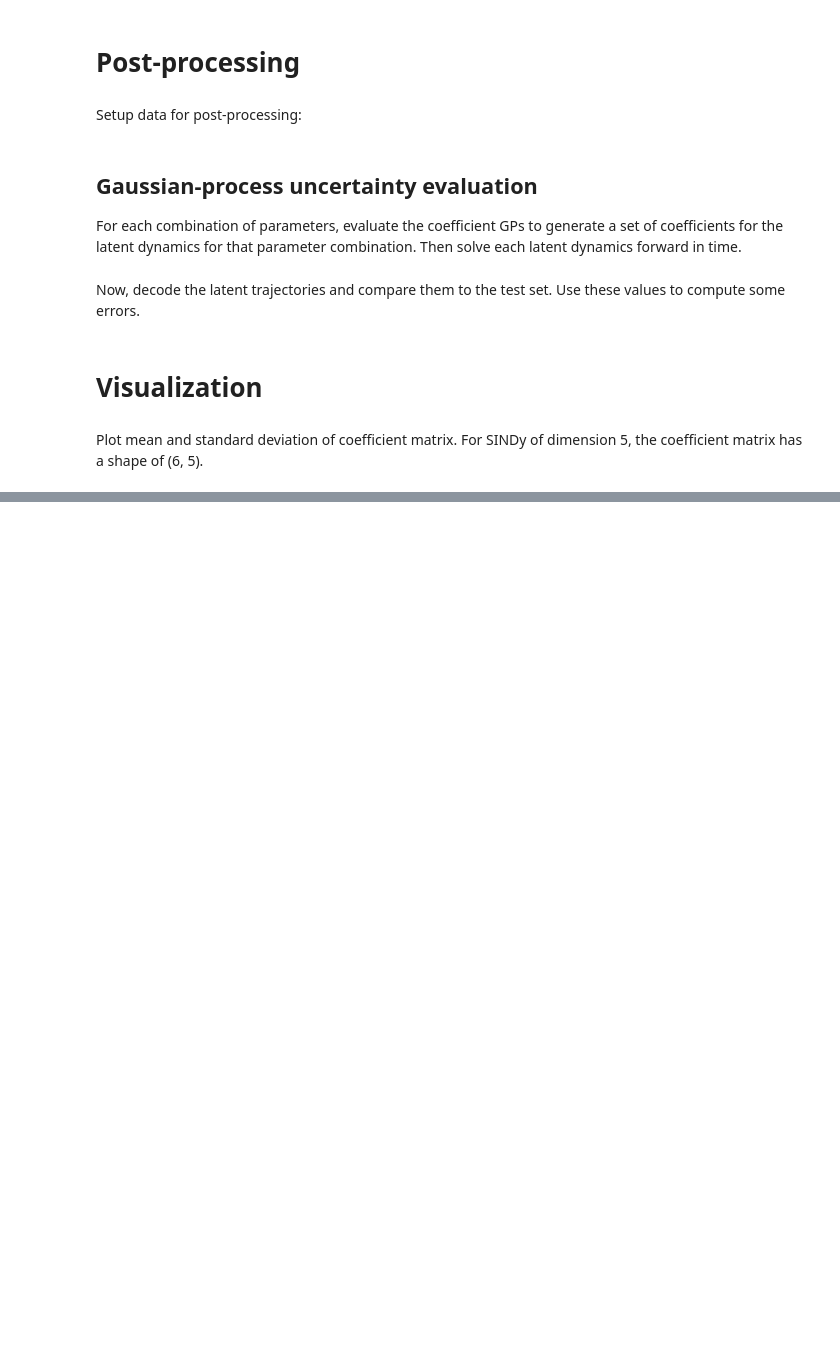
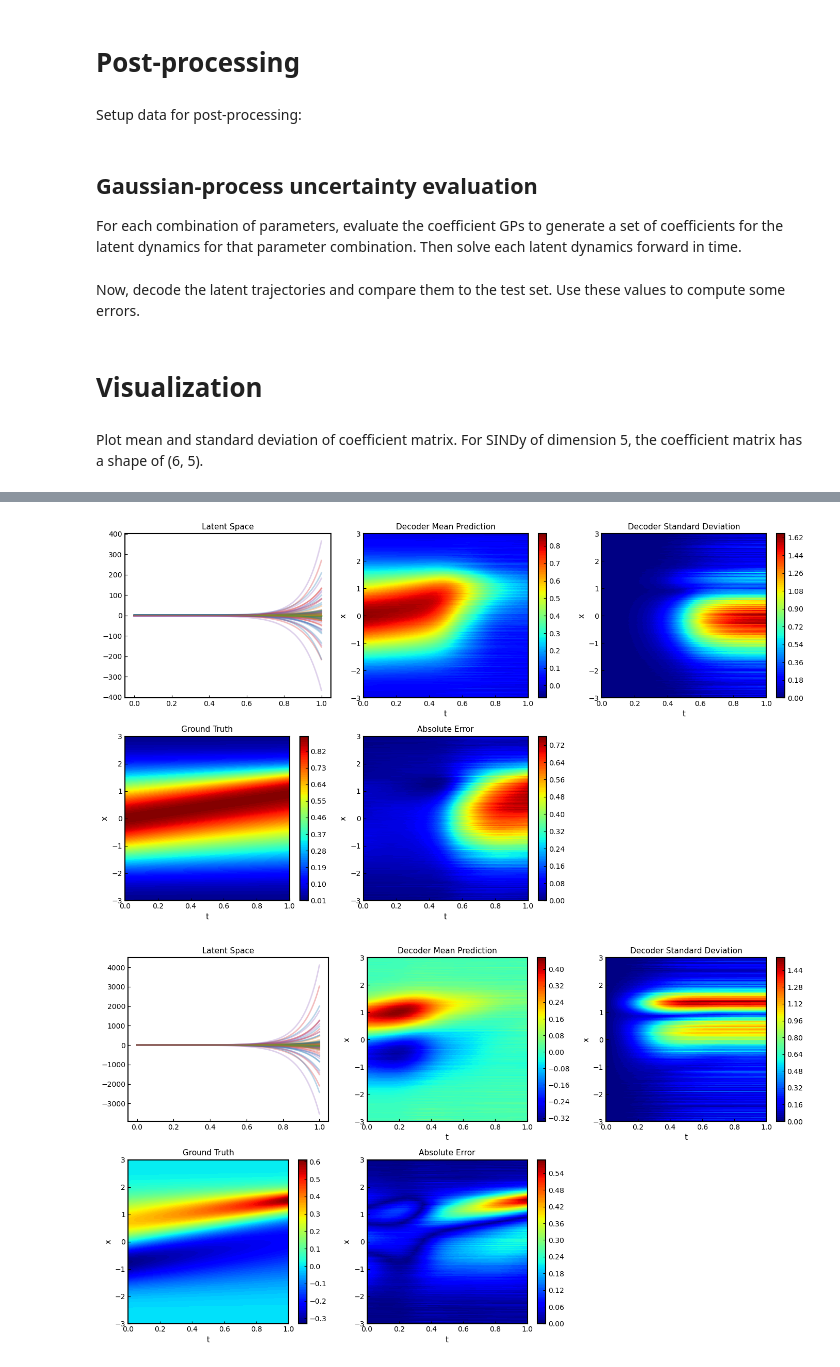
Before and after one commit to punkduckable/Higher-Order-LaSDI, a Jupyter notebook: examples/2d2p.ipynb, the cells around one changed output, grey strips where cells are left out. Saved outputs shown, nothing was run; the diff lists cells and outputs as text; code cells hidden in the pictures; blank space fills up the shorter version.

Commit message:
Updated Plot_PRediction This required a complete rewrite... and I mean a complete one. Eww. Anyway, it is done now. The code is fully updated... I think.

```diff
--- a/examples/2d2p.ipynb
+++ b/examples/2d2p.ipynb
@@ -439,15 +439,15 @@ for d in range(n_IC):
 # %%
 import importlib
 importlib.reload(Plot);
+
 # Pick some parameter values.
 a           : float                 = 0.9;
 w           : float                 = 1.07;
 param_grid  : numpy.ndarray         = numpy.array([[a, w]]);
 
 # Get the predicted solution using this parameter value.
-X_True      : list[torch.Tensor]    = physics.solve(param_grid[0]);
-for d in range(n_IC):
-    X_True[d] = X_True[d].detach().squeeze().numpy();
+X_True, t_Grid = physics.solve(param_grid[0]);
+
 
 # Plot the predictions!
 Plot.Plot_Prediction(
@@ -457,5 +457,6 @@ Plot.Plot_Prediction(
             param_grid      = param_grid,
             gp_list         = gp_list,
             n_samples       = n_samples,
-            X_True          = X_True);
+            X_True          = [X_True],
+            t_Grid          = [t_Grid]);
 # %% [output]
@@ -462,0 +469,2 @@ AttributeError: 'list' object has no attribute 'detach'
+[figure, added]
+[figure, added]
```
Also changed, not shown: parts of 6 cells of this notebook, 1 other file.
